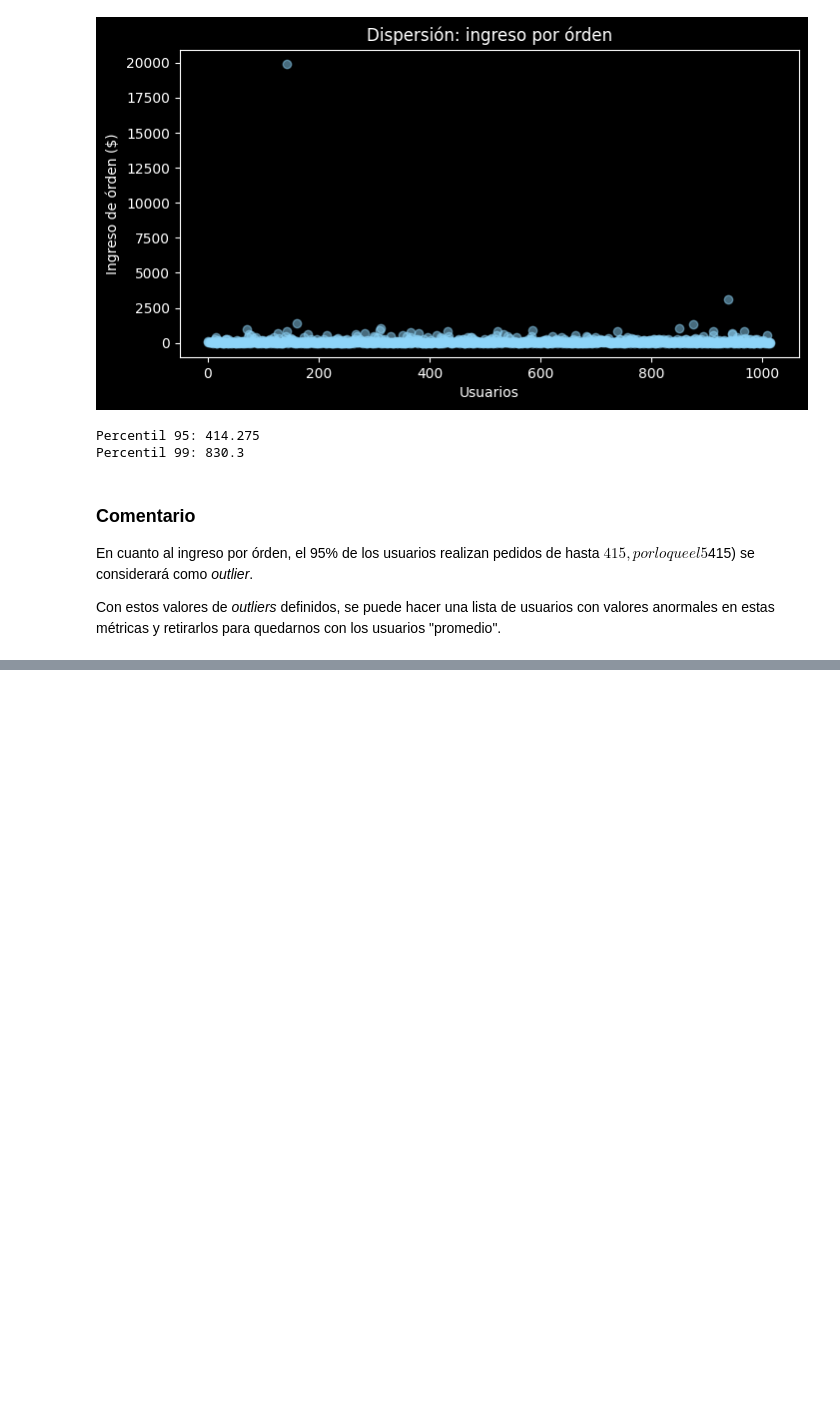
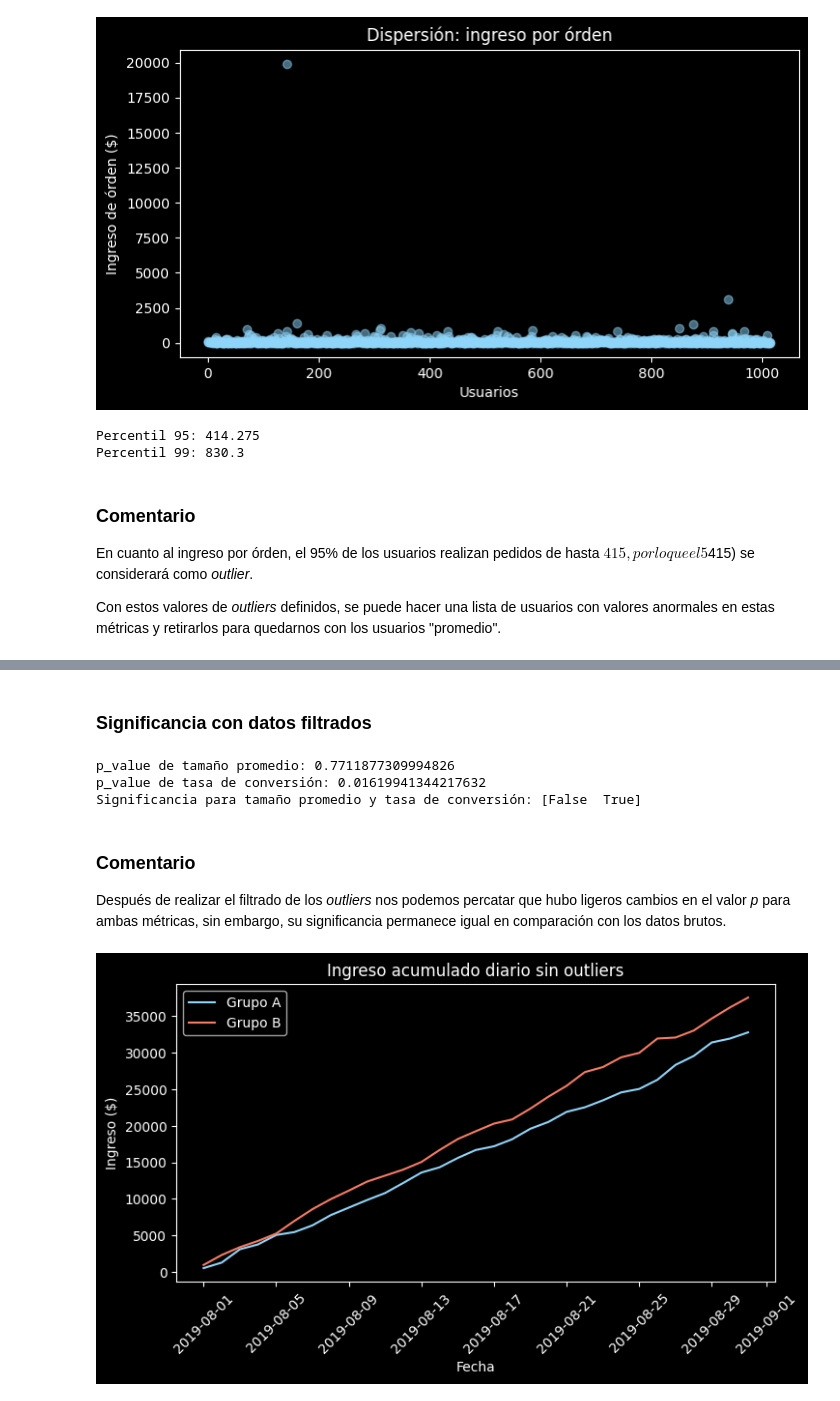
Before and after one commit to XivxnX/analisis_tienda-online, a Jupyter notebook: analisis_tienda-online.ipynb, the cells around one changed output, grey strips where cells are left out. Drawn from its saved outputs; the diff is of its cells as text; code cells hidden in the pictures; blank space fills up the shorter version.

Commit message:
Update análisis de test A/B: evaluación de niveles de significancia

```diff
--- a/analisis_tienda-online.ipynb
+++ b/analisis_tienda-online.ipynb
@@ -448,0 +494,75 @@ Con estos valores de _outliers_ definidos, se puede hacer una lista de usuarios
+# %% [markdown]
+### Significancia con datos filtrados
+# %%
+# filtrado de outliers
+# definir condiciones "anormales"
+abnormal_orders = orders_per_user[orders_per_user['num_orders'] > p95_orders]['visitor_id']
+abnormal_revenue = filtered_orders[filtered_orders['revenue'] > p95_revenue]['visitor_id']
+abnormal_users = pd.concat([abnormal_orders, abnormal_revenue], axis=0).drop_duplicates()
+
+# filtrado de usuarios promedio
+filtered_significance_orders = filtered_orders[np.logical_not(filtered_orders['visitor_id'].isin(abnormal_users))]
+# filtrado de número de órdenes
+filtered_num_orders = (
+    filtered_significance_orders.groupby(['group', 'date'], as_index=False)
+    .agg({'transaction_id':pd.Series.nunique})
+)
+# dataframe une órdenes por día y visitas por día
+filtered_significance_visits = pd.merge(filtered_num_orders, visits, on=['group', 'date'])
+filtered_significance_visits.rename(columns={'transaction_id':'num_orders'}, inplace=True)
+# %%
+# significancia estadística en las métricas tamaño promedio de pedido y tasa de conversión por grupo
+# significancia en tamaño promedio de pedido por grupo
+group_a = filtered_significance_orders.query('group == "A"')['revenue']
+group_b = filtered_significance_orders.query('group == "B"')['revenue']
+# test U-MannWhitney
+u_test = st.mannwhitneyu(group_a, group_b, alternative='two-sided')
+
+# significancia en tasa de conversión por grupo
+conversion = filtered_significance_visits.groupby('group').agg({'num_orders':'sum', 'visits':'sum'})
+succes = conversion['num_orders']
+trials = conversion['visits']
+# test z
+z_test = proportions_ztest(succes, trials)
+
+# ajuste de FWER (tasa de error por familia)
+# valores 'p' de los test
+p_vals = [u_test.pvalue, z_test[1]]
+# método 'Holm' para ajuste de alpha
+holm_test = multipletests(p_vals, alpha=0.05, method='holm')
+
+print(f'p_value de tamaño promedio: {u_test.pvalue}')
+print(f'p_value de tasa de conversión: {z_test[1]}')
+print('Significancia para tamaño promedio y tasa de conversión:', holm_test[0])
+# %% [output]
+p_value de tamaño promedio: 0.7711877309994826
+p_value de tasa de conversión: 0.01619941344217632
+Significancia para tamaño promedio y tasa de conversión: [False  True]
+# %% [markdown]
+### Comentario
+Después de realizar el filtrado de los _outliers_ nos podemos percatar que hubo ligeros cambios en el valor _p_ para ambas métricas, sin embargo, su significancia permanece igual en comparación con los datos brutos.
+# %%
+# ingreso acumulado diario por grupo
+# dataframe ingresos acumulados diarios
+daily_cumulative_revenue = filtered_significance_orders.groupby(['group', 'date'], as_index=False)['revenue'].sum()
+
+# ordenar cronológicamente
+daily_cumulative_revenue = daily_cumulative_revenue.sort_values(['group', 'date'])
+
+# calcular ingreso acumulado diario
+daily_cumulative_revenue['cumulative_revenue'] = daily_cumulative_revenue.groupby('group')['revenue'].cumsum()
+
+# gráfico de líneas: ingreso acumulado diario
+plt.figure(figsize=(8,4))
+colors = {'A': '#8FD6FA', 'B': '#F87C63'}
+for grp in ['A', 'B']:
+    grp_data = daily_cumulative_revenue[daily_cumulative_revenue['group'] == grp]
+    plt.plot(grp_data['date'], grp_data['cumulative_revenue'], label=f'Grupo {grp}', color=colors[grp])
+plt.title('Ingreso acumulado diario sin outliers')
+plt.xlabel('Fecha')
+plt.ylabel('Ingreso ($)')
+plt.legend()
+plt.xticks(rotation=45)
+plt.show()
+# %% [output]
+[figure, added]
```
Also changed, not shown: parts of 9 cells of this notebook.
